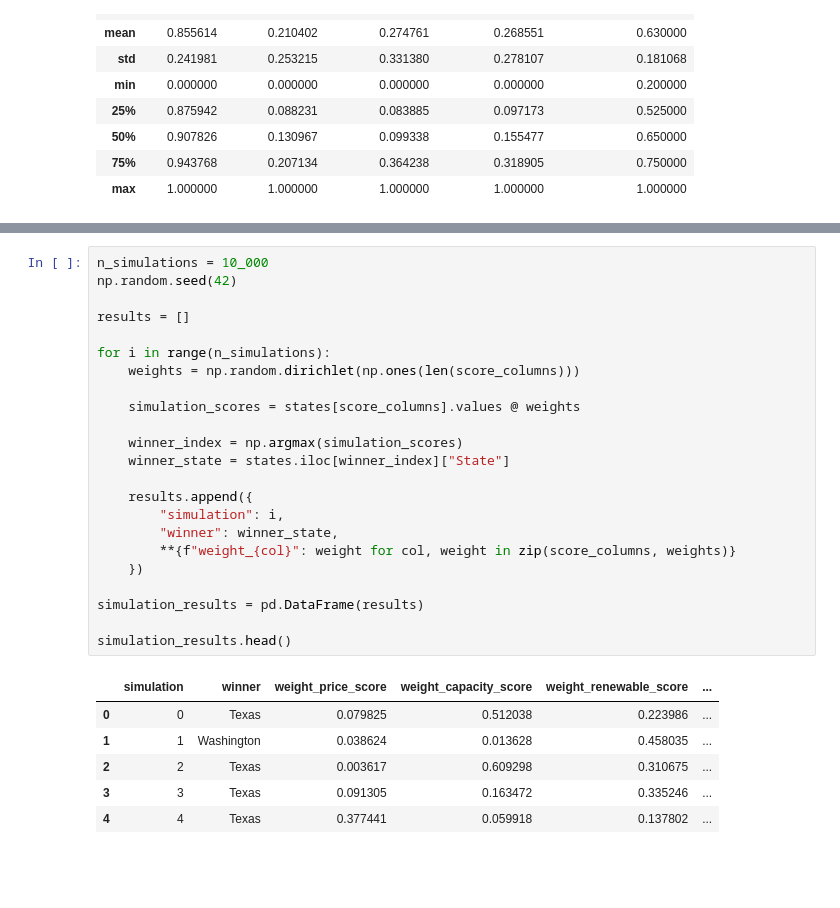
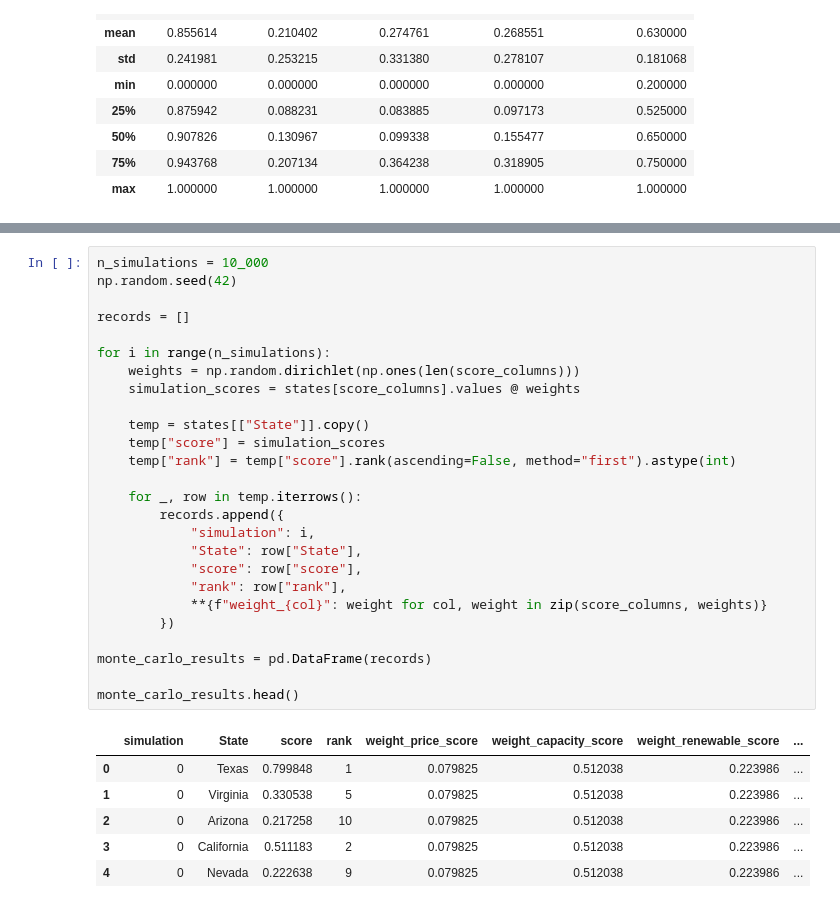
Before and after one commit to finnrcase/ai-infrastructure-economics, a Jupyter notebook: notebooks/04_monte_carlo.ipynb, the cells around one changed output, grey strips where cells are left out. Saved outputs shown, nothing was run; the diff lists cells and outputs as text; blank space fills up the shorter version.

```diff
--- a/notebooks/04_monte_carlo.ipynb
+++ b/notebooks/04_monte_carlo.ipynb
@@ -114,30 +118,33 @@ states[score_columns].describe()
 # %%
 n_simulations = 10_000
 np.random.seed(42)
 
-results = []
+records = []
 
 for i in range(n_simulations):
     weights = np.random.dirichlet(np.ones(len(score_columns)))
-
     simulation_scores = states[score_columns].values @ weights
 
-    winner_index = np.argmax(simulation_scores)
-    winner_state = states.iloc[winner_index]["State"]
+    temp = states[["State"]].copy()
+    temp["score"] = simulation_scores
+    temp["rank"] = temp["score"].rank(ascending=False, method="first").astype(int)
 
-    results.append({
-        "simulation": i,
-        "winner": winner_state,
-        **{f"weight_{col}": weight for col, weight in zip(score_columns, weights)}
-    })
+    for _, row in temp.iterrows():
+        records.append({
+            "simulation": i,
+            "State": row["State"],
+            "score": row["score"],
+            "rank": row["rank"],
+            **{f"weight_{col}": weight for col, weight in zip(score_columns, weights)}
+        })
 
-simulation_results = pd.DataFrame(results)
+monte_carlo_results = pd.DataFrame(records)
 
-simulation_results.head()
+monte_carlo_results.head()
 # %% [output]
-|  | simulation | winner | weight_price_score | weight_capacity_score | weight_renewable_score | ... |
-| 0 | 0 | Texas | 0.079825 | 0.512038 | 0.223986 | ... |
-| 1 | 1 | Washington | 0.038624 | 0.013628 | 0.458035 | ... |
-| 2 | 2 | Texas | 0.003617 | 0.609298 | 0.310675 | ... |
-| 3 | 3 | Texas | 0.091305 | 0.163472 | 0.335246 | ... |
-| 4 | 4 | Texas | 0.377441 | 0.059918 | 0.137802 | ... |
+|  | simulation | State | score | rank | weight_price_score | weight_capacity_score | weight_renewable_score | ... |
+| 0 | 0 | Texas | 0.799848 | 1 | 0.079825 | 0.512038 | 0.223986 | ... |
+| 1 | 0 | Virginia | 0.330538 | 5 | 0.079825 | 0.512038 | 0.223986 | ... |
+| 2 | 0 | Arizona | 0.217258 | 10 | 0.079825 | 0.512038 | 0.223986 | ... |
+| 3 | 0 | California | 0.511183 | 2 | 0.079825 | 0.512038 | 0.223986 | ... |
+| 4 | 0 | Nevada | 0.222638 | 9 | 0.079825 | 0.512038 | 0.223986 | ... |
```
Also changed, not shown: parts of 10 cells of this notebook, 4 other files.
